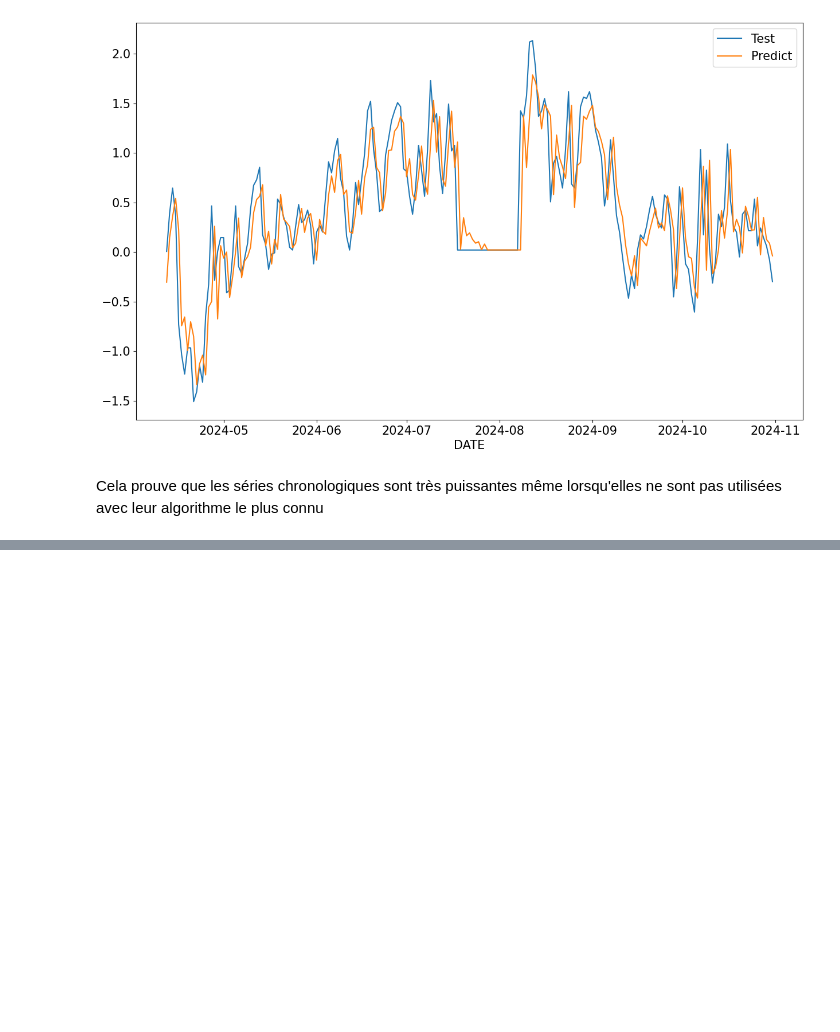
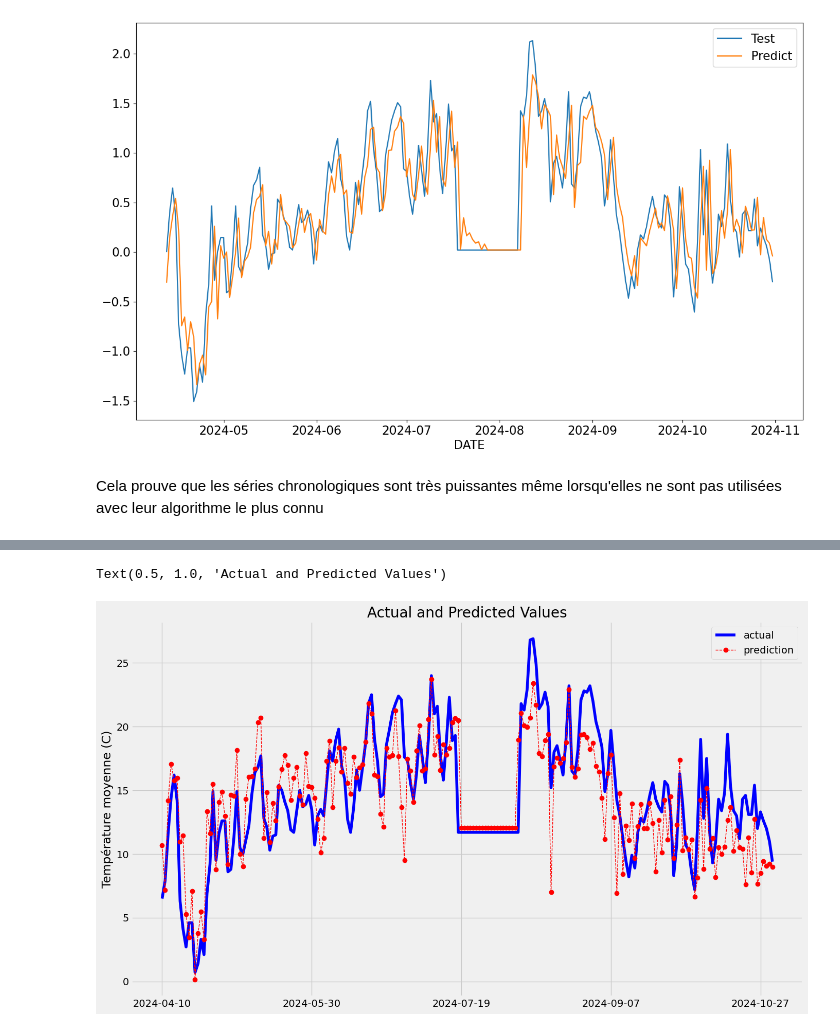
Before and after one commit to laureineCompaore/ProjetPython, a Jupyter notebook: Modélisation_finale.ipynb, the cells around one changed output, grey strips where cells are left out. Drawn from its saved outputs; the diff is of its cells as text; code cells hidden in the pictures; blank space fills up the shorter version.

Commit message:
ajout a la branche modélisation

```diff
--- a/Modélisation_finale.ipynb
+++ b/Modélisation_finale.ipynb
@@ -1044,0 +1187,3 @@ Cela prouve que les séries chronologiques sont très puissantes même lorsqu'el
+# %%
+#On effectue la prédiction du modèle
+predict=rf2.predict(x_test2)
@@ -1044,0 +1204,4 @@ Cela prouve que les séries chronologiques sont très puissantes même lorsqu'el
+# %%
+# On ajoute les dates aux prédictions
+predict_data= f.pd.DataFrame(data = {'date': TM_test.index, 'prediction': predict})
+predict_data.head()
@@ -1044,0 +1215,20 @@ Cela prouve que les séries chronologiques sont très puissantes même lorsqu'el
+# %%
+
+#plot des vraies valeurs
+#
+f.plt.plot(TM_test.index, TM_test, 'b-', label = 'actual')
+
+
+# Plot des valeurs prédites
+f.plt.plot(predict_data['date'], predict_data['prediction'], 'ro',linestyle="--", linewidth=1, label = 'prediction')
+
+# Limiter le nombre de ticks à 5 maximum
+f.plt.gca().xaxis.set_major_locator(f.MaxNLocator(nbins=5))
+#plt.xticks(rotation="vertical")
+f.plt.legend()
+# Graph labels
+f.plt.ylabel('Température moyenne (C)')
+f.plt.title('Actual and Predicted Values')
+# %% [output]
+Text(0.5, 1.0, 'Actual and Predicted Values')
+[figure, added]
```
Also changed, not shown: parts of 18 cells of this notebook, 1 other file.
